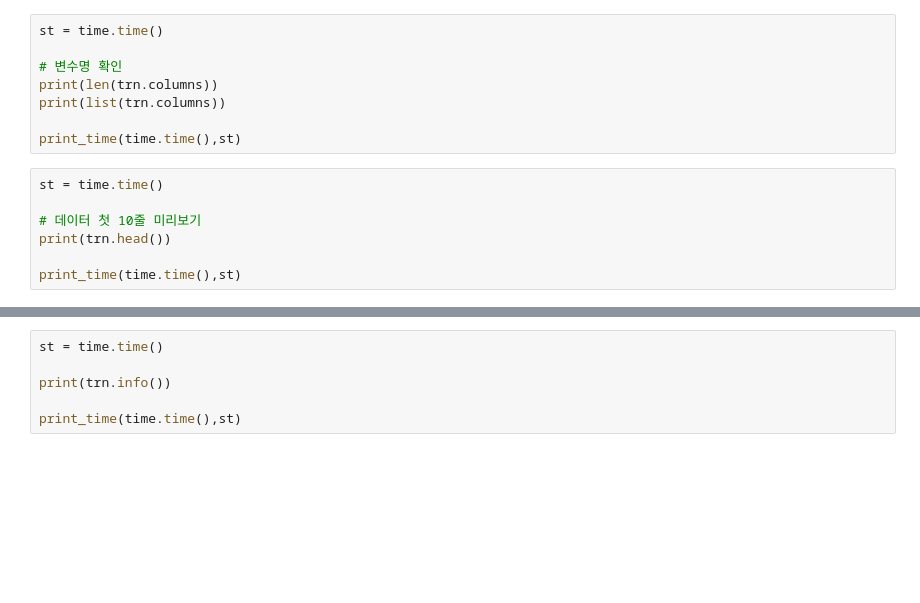
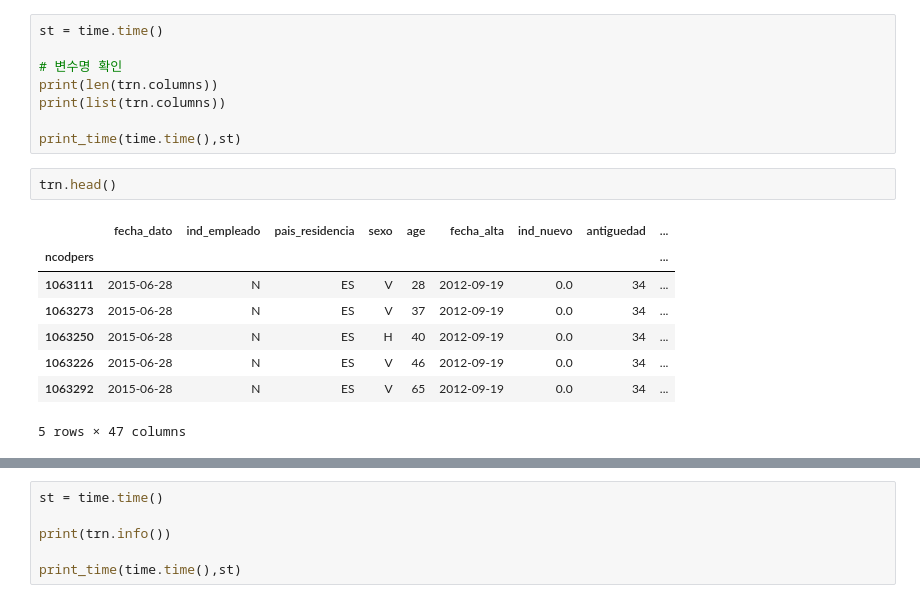
Before and after one commit to jsrimr/kaggle_santaner, a Jupyter notebook: kaggle_santander_product_recommendation/ipynb/01 Data.ipynb, the cells around one changed output, grey strips where cells are left out. Drawn from its saved outputs; the diff is of its cells as text; blank space fills up the shorter version.

```diff
--- a/kaggle_santander_product_recommendation/ipynb/01 Data.ipynb
+++ b/kaggle_santander_product_recommendation/ipynb/01 Data.ipynb
@@ -31,13 +31,17 @@ print(len(trn.columns))
 print(list(trn.columns))
 
 print_time(time.time(),st)
-# %%
-st = time.time()
-
-# 데이터 첫 10줄 미리보기
-print(trn.head())
-
-print_time(time.time(),st)
+# %%
+trn.head()
+# %% [output]
+|  | fecha_dato | ind_empleado | pais_residencia | sexo | age | fecha_alta | ind_nuevo | antiguedad | ... |
+| ncodpers |  |  |  |  |  |  |  |  | ... |
+| 1063111 | 2015-06-28 | N | ES | V | 28 | 2012-09-19 | 0.0 | 34 | ... |
+| 1063273 | 2015-06-28 | N | ES | V | 37 | 2012-09-19 | 0.0 | 34 | ... |
+| 1063250 | 2015-06-28 | N | ES | H | 40 | 2012-09-19 | 0.0 | 34 | ... |
+| 1063226 | 2015-06-28 | N | ES | V | 46 | 2012-09-19 | 0.0 | 34 | ... |
+| 1063292 | 2015-06-28 | N | ES | V | 65 | 2012-09-19 | 0.0 | 34 | ... |
+5 rows × 47 columns
 # %%
 for col in trn.columns:
     print('{}\n'.format(trn[col].head()))
```
Also changed, not shown: parts of 1 cell of this notebook.
